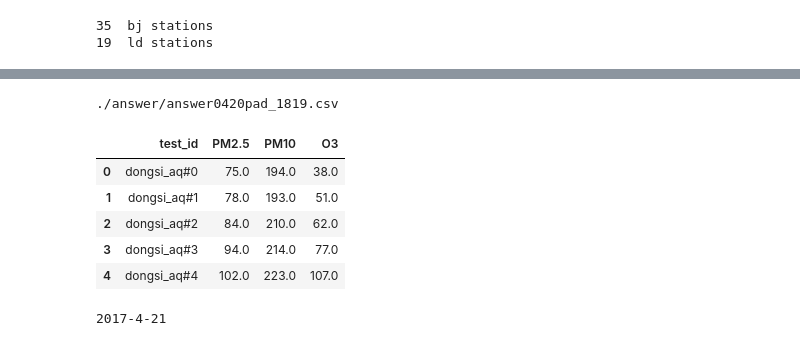
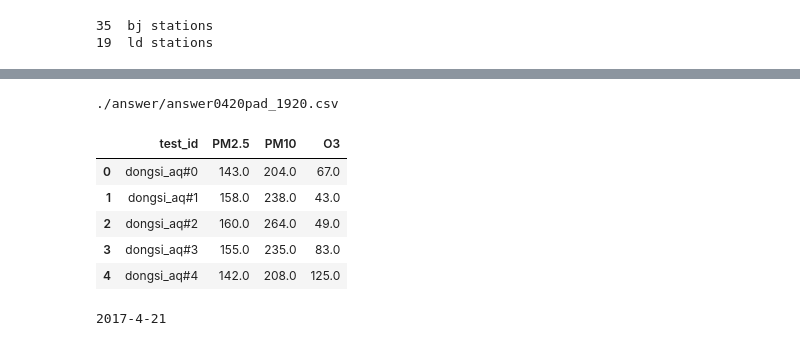
Before and after one commit to csielee/dsai2018_midterm, a Jupyter notebook: main.ipynb, the cells around one changed output, grey strips where cells are left out. Saved outputs shown, nothing was run; the diff lists cells and outputs as text; code cells hidden in the pictures.

```diff
--- a/main.ipynb
+++ b/main.ipynb
@@ -235,7 +235,7 @@ def generateAnswer(answer, method='', desc=''):
 
     return answer,filename
 # %%
-fromDate = '2018-04-18 00:00:00'
+fromDate = '2018-04-19 00:00:00'
 
 answer_origin = makeSubmissions(fromDate, force=True)
 answer_origin.head()
@@ -242,15 +249,15 @@ answer_origin.head()
 # %%
-answer,filename = generateAnswer(answer_origin, method='pad',desc='1819')
+answer,filename = generateAnswer(answer_origin, method='pad',desc='1920')
 print(filename)
 answer.head()
 # %% [output]
-./answer/answer0420pad_1819.csv
+./answer/answer0420pad_1920.csv
 |  | test_id | PM2.5 | PM10 | O3 |
-| 0 | dongsi_aq#0 | 75.0 | 194.0 | 38.0 |
-| 1 | dongsi_aq#1 | 78.0 | 193.0 | 51.0 |
-| 2 | dongsi_aq#2 | 84.0 | 210.0 | 62.0 |
-| 3 | dongsi_aq#3 | 94.0 | 214.0 | 77.0 |
-| 4 | dongsi_aq#4 | 102.0 | 223.0 | 107.0 |
+| 0 | dongsi_aq#0 | 143.0 | 204.0 | 67.0 |
+| 1 | dongsi_aq#1 | 158.0 | 238.0 | 43.0 |
+| 2 | dongsi_aq#2 | 160.0 | 264.0 | 49.0 |
+| 3 | dongsi_aq#3 | 155.0 | 235.0 | 83.0 |
+| 4 | dongsi_aq#4 | 142.0 | 208.0 | 125.0 |
 # %%
 [previous, pToday] = makePreviousData()
 print(pToday)
```
Also changed, not shown: parts of 1 cell of this notebook.
